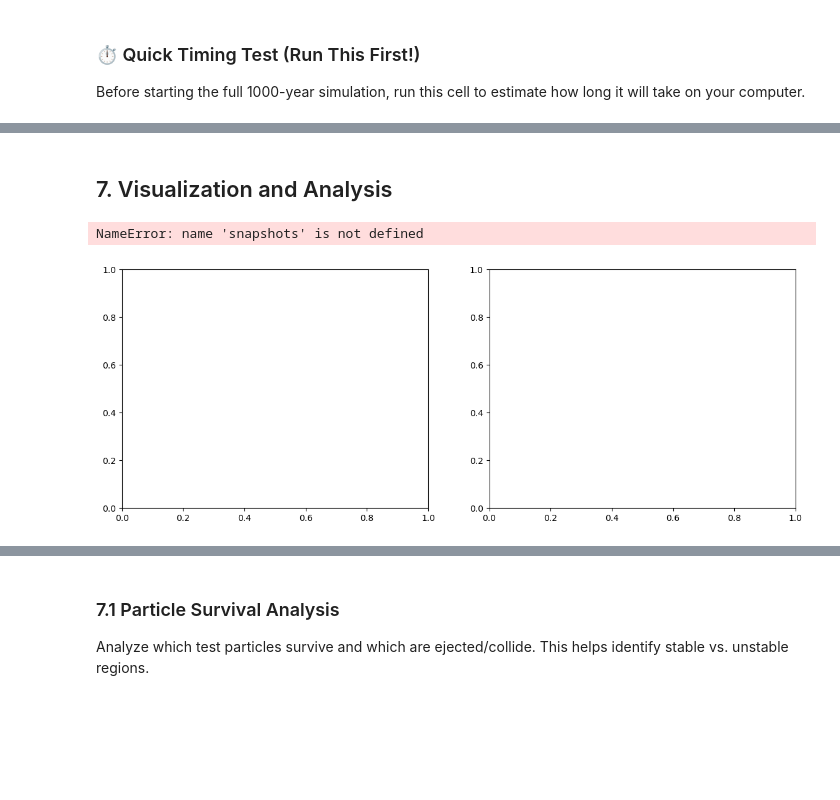
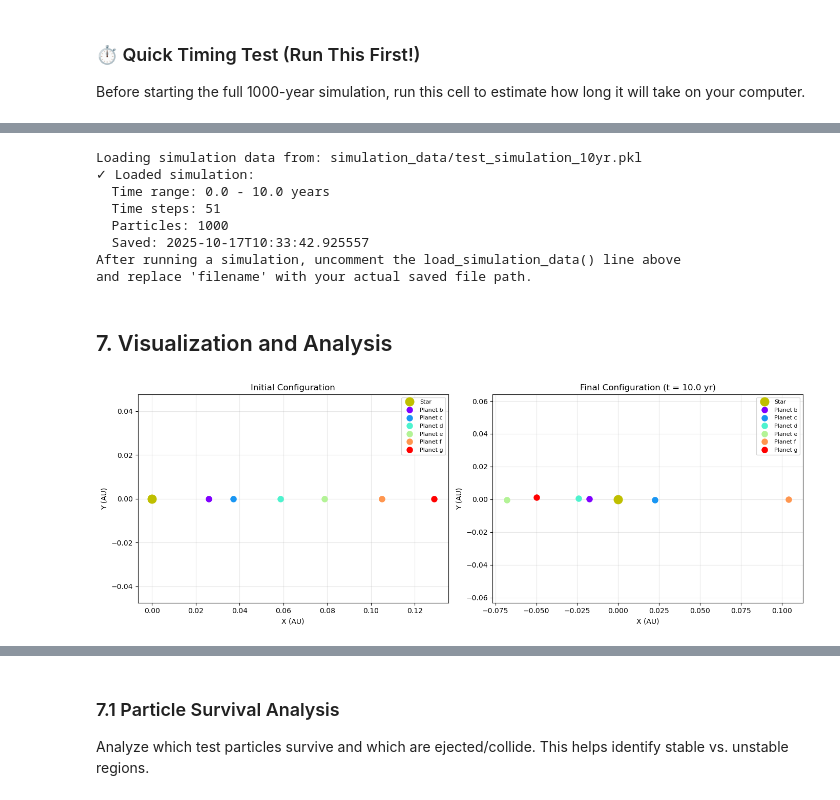
Before and after one commit to felixxthejet/SIMOA_25_Group9, a Jupyter notebook: main.ipynb, the cells around one changed output, grey strips where cells are left out. Drawn from its saved outputs; the diff is of its cells as text; code cells hidden in the pictures; blank space fills up the shorter version.

Commit message:
Ran a test with 1000 particles 500 years.

```diff
--- a/main.ipynb
+++ b/main.ipynb
@@ -481,3 +738,26 @@ KeyboardInterrupt:
+# %%
+# Step 2: Load a specific simulation
+# Replace with the actual filename from the list above
+filename = "simulation_data/test_simulation_10yr.pkl"
+
+# Uncomment and modify the filename when you have saved data:
+times, snapshots, metadata = load_simulation_data(filename)
+#
+# print("\n✓ Data loaded successfully!")
+# print(f"✓ You can now run all analysis cells starting from Section 7")
+# print(f"✓ The 'times' and 'snapshots' variables are ready to use")
+
+print("After running a simulation, uncomment the load_simulation_data() line above")
+print("and replace 'filename' with your actual saved file path.")
+# %% [output]
+Loading simulation data from: simulation_data/test_simulation_10yr.pkl
+✓ Loaded simulation:
+  Time range: 0.0 - 10.0 years
+  Time steps: 51
+  Particles: 1000
+  Saved: 2025-10-17T10:33:42.925557
+After running a simulation, uncomment the load_simulation_data() line above
+and replace 'filename' with your actual saved file path.
 # %% [markdown]
 ## 7. Visualization and Analysis
 # %%
@@ -494,35 +774,34 @@ ax2.plot([0], [0], 'yo', markersize=12, label='Star')
 
 # Plot planets
 colors = plt.cm.rainbow(np.linspace(0, 1, 6))
-for i, (initial_p, final_p) in enumerate(zip(initial[1:], final[1:])):
+for i, (initial_p, final_p) in enumerate(zip(initial[1:7], final[1:7])):
     # Initial positions
     ax1.plot(initial_p.x.value_in(units.AU),
              initial_p.y.value_in(units.AU),
              'o', color=colors[i], markersize=8,
              label=f'Planet {chr(98+i)}')
 
     # Final positions
     ax2.plot(final_p.x.value_in(units.AU),
              final_p.y.value_in(units.AU),
              'o', color=colors[i], markersize=8,
              label=f'Planet {chr(98+i)}')
 
 ax1.set_xlabel('X (AU)')
 ax1.set_ylabel('Y (AU)')
 ax1.set_title('Initial Configuration')
 ax1.legend(loc='upper right', fontsize=8)
 ax1.grid(True, alpha=0.3)
 ax1.axis('equal')
 
 ax2.set_xlabel('X (AU)')
 ax2.set_ylabel('Y (AU)')
 ax2.set_title(f'Final Configuration (t = {times[-1]:.1f} yr)')
 ax2.legend(loc='upper right', fontsize=8)
 ax2.grid(True, alpha=0.3)
 ax2.axis('equal')
 
 plt.tight_layout()
 plt.show()
 # %% [output]
-NameError: name 'snapshots' is not defined
-[figure, old version]
+[figure, new version]
```
Also changed, not shown: parts of 15 cells of this notebook, 18 other files.
